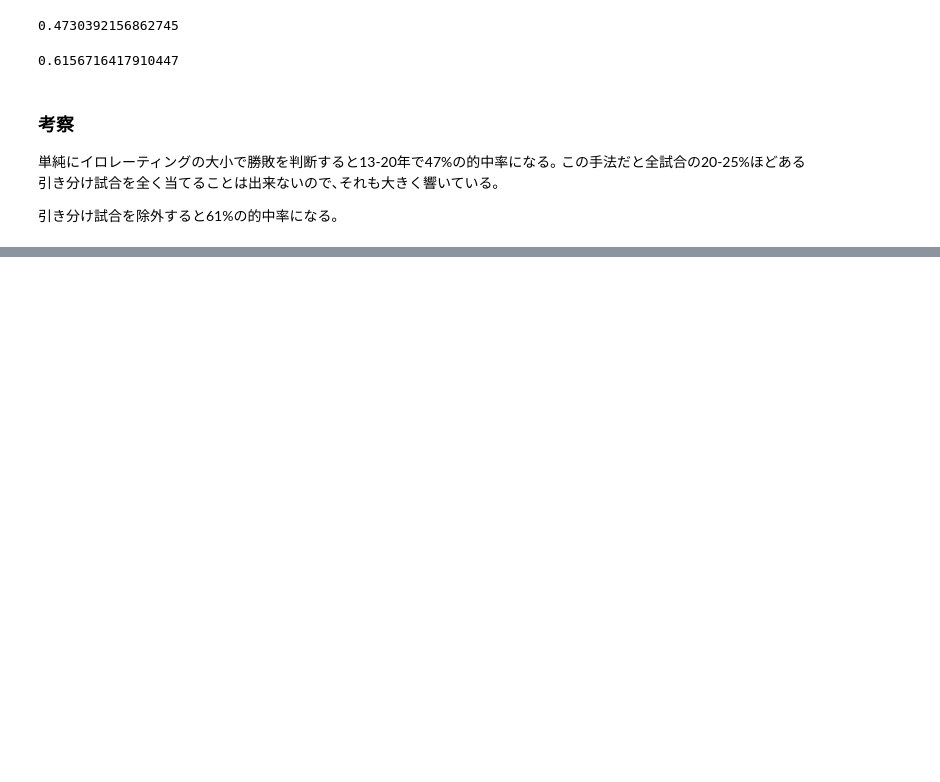
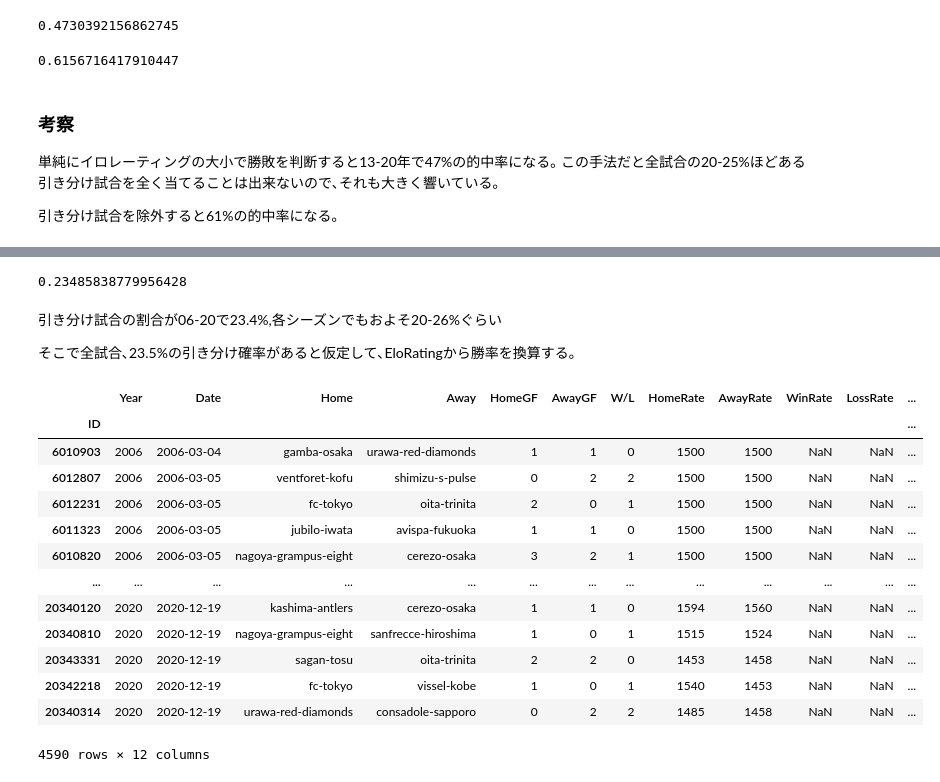
Before and after one commit to dovicie/jleague-result-prediction, a Jupyter notebook: prediction_rating.ipynb, the cells around one changed output, grey strips where cells are left out. Cells and saved outputs as stored; diff of their text form; code cells hidden in the pictures; blank space fills up the shorter version.

```diff
--- a/prediction_rating.ipynb
+++ b/prediction_rating.ipynb
@@ -87,0 +151,8 @@ true_count / len(df_allmatch_not0)
+# %%
+len(df[df["W/L"] == 0])/len(df)
+# %% [output]
+0.23485838779956428
+# %% [markdown]
+引き分け試合の割合が06-20で23.4%,各シーズンでもおよそ20-26%ぐらい
+
+そこで全試合､23.5%の引き分け確率があると仮定して､EloRatingから勝率を換算する｡
@@ -87,0 +167,17 @@ true_count / len(df_allmatch_not0)
+# %%
+df
+# %% [output]
+|  | Year | Date | Home | Away | HomeGF | AwayGF | W/L | HomeRate | AwayRate | WinRate | LossRate | ... |
+| ID |  |  |  |  |  |  |  |  |  |  |  | ... |
+| 6010903 | 2006 | 2006-03-04 | gamba-osaka | urawa-red-diamonds | 1 | 1 | 0 | 1500 | 1500 | NaN | NaN | ... |
+| 6012807 | 2006 | 2006-03-05 | ventforet-kofu | shimizu-s-pulse | 0 | 2 | 2 | 1500 | 1500 | NaN | NaN | ... |
+| 6012231 | 2006 | 2006-03-05 | fc-tokyo | oita-trinita | 2 | 0 | 1 | 1500 | 1500 | NaN | NaN | ... |
+| 6011323 | 2006 | 2006-03-05 | jubilo-iwata | avispa-fukuoka | 1 | 1 | 0 | 1500 | 1500 | NaN | NaN | ... |
+| 6010820 | 2006 | 2006-03-05 | nagoya-grampus-eight | cerezo-osaka | 3 | 2 | 1 | 1500 | 1500 | NaN | NaN | ... |
+| ... | ... | ... | ... | ... | ... | ... | ... | ... | ... | ... | ... | ... |
+| 20340120 | 2020 | 2020-12-19 | kashima-antlers | cerezo-osaka | 1 | 1 | 0 | 1594 | 1560 | NaN | NaN | ... |
+| 20340810 | 2020 | 2020-12-19 | nagoya-grampus-eight | sanfrecce-hiroshima | 1 | 0 | 1 | 1515 | 1524 | NaN | NaN | ... |
+| 20343331 | 2020 | 2020-12-19 | sagan-tosu | oita-trinita | 2 | 2 | 0 | 1453 | 1458 | NaN | NaN | ... |
+| 20342218 | 2020 | 2020-12-19 | fc-tokyo | vissel-kobe | 1 | 0 | 1 | 1540 | 1453 | NaN | NaN | ... |
+| 20340314 | 2020 | 2020-12-19 | urawa-red-diamonds | consadole-sapporo | 0 | 2 | 2 | 1485 | 1458 | NaN | NaN | ... |
+4590 rows × 12 columns
```
Also changed, not shown: parts of 13 cells of this notebook, 1 other file.
